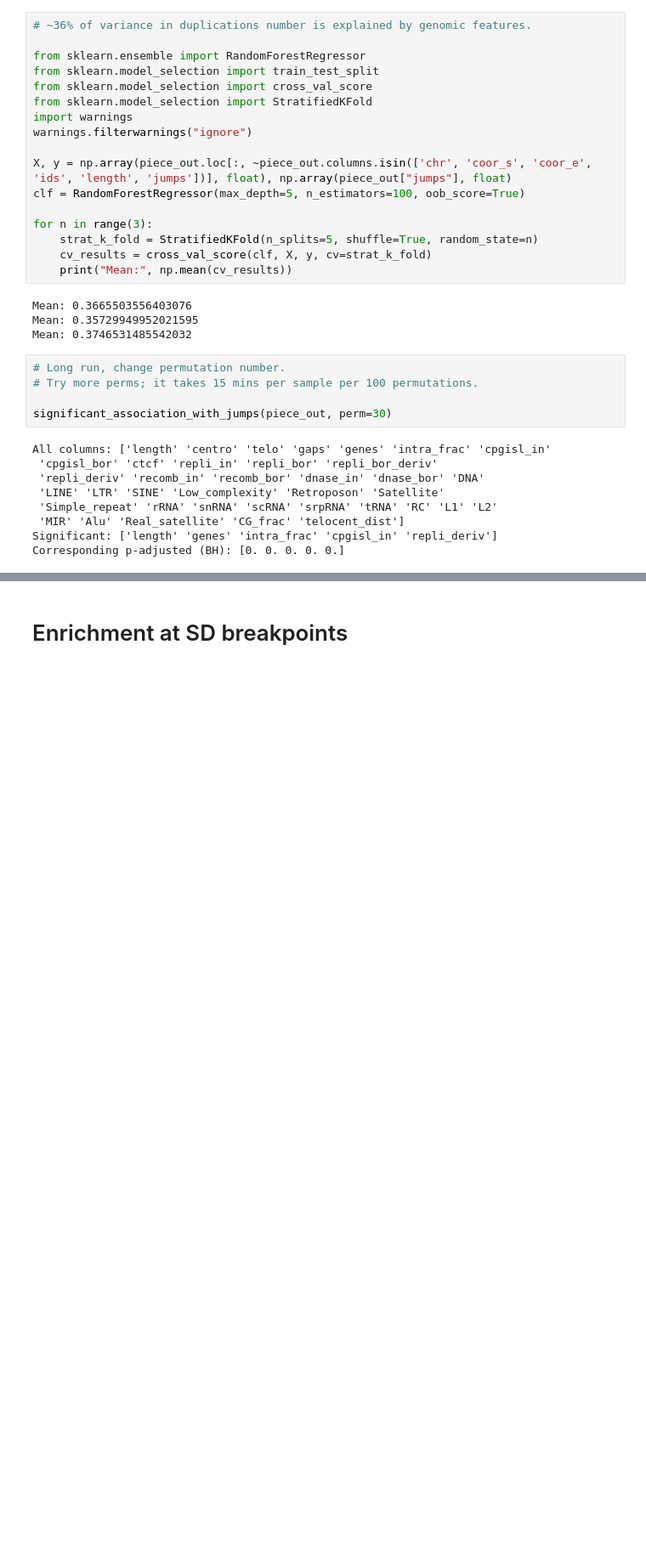
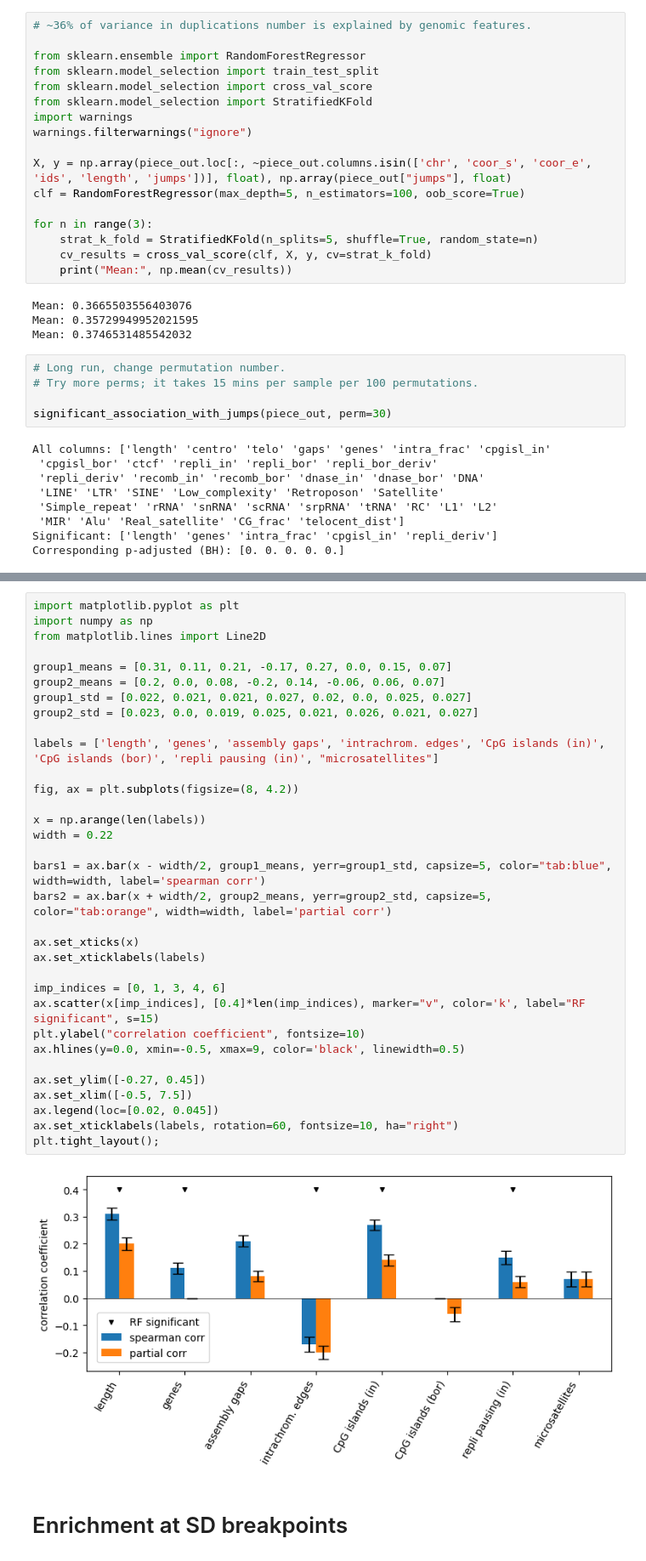
Before and after one commit to abdeldar/SD_network, a Jupyter notebook: Analyze_SD_breakpoints/SDs_repeats_flanks_4git.ipynb, the cells around one changed output, grey strips where cells are left out. Shown at 85% size. Drawn from its saved outputs; the diff is of its cells as text; blank space fills up the shorter version.

```diff
--- a/Analyze_SD_breakpoints/SDs_repeats_flanks_4git.ipynb
+++ b/Analyze_SD_breakpoints/SDs_repeats_flanks_4git.ipynb
@@ -195,3 +273,38 @@ CG_frac, -0.023919409017445947, 0.05146945847861768,
+# %%
+import matplotlib.pyplot as plt
+import numpy as np
+from matplotlib.lines import Line2D
+
+group1_means = [0.31, 0.11, 0.21, -0.17, 0.27, 0.0, 0.15, 0.07]
+group2_means = [0.2, 0.0, 0.08, -0.2, 0.14, -0.06, 0.06, 0.07]
+group1_std = [0.022, 0.021, 0.021, 0.027, 0.02, 0.0, 0.025, 0.027]
+group2_std = [0.023, 0.0, 0.019, 0.025, 0.021, 0.026, 0.021, 0.027]
+
+labels = ['length', 'genes', 'assembly gaps', 'intrachrom. edges', 'CpG islands (in)', 'CpG islands (bor)', 'repli pausing (in)', "microsatellites"]
+
+fig, ax = plt.subplots(figsize=(8, 4.2))
+
+x = np.arange(len(labels))
+width = 0.22
+
+bars1 = ax.bar(x - width/2, group1_means, yerr=group1_std, capsize=5, color="tab:blue", width=width, label='spearman corr')
+bars2 = ax.bar(x + width/2, group2_means, yerr=group2_std, capsize=5, color="tab:orange", width=width, label='partial corr')
+
+ax.set_xticks(x)
+ax.set_xticklabels(labels)
+
+imp_indices = [0, 1, 3, 4, 6]
+ax.scatter(x[imp_indices], [0.4]*len(imp_indices), marker="v", color='k', label="RF significant", s=15)
+plt.ylabel("correlation coefficient", fontsize=10)
+ax.hlines(y=0.0, xmin=-0.5, xmax=9, color='black', linewidth=0.5)
+
+ax.set_ylim([-0.27, 0.45])
+ax.set_xlim([-0.5, 7.5])
+ax.legend(loc=[0.02, 0.045])
+ax.set_xticklabels(labels, rotation=60, fontsize=10, ha="right")
+plt.tight_layout();
+# %% [output]
+[figure, added]
 # %% [markdown]
 # Enrichment at SD breakpoints
 # %%
```
Also changed, not shown: parts of 8 cells of this notebook, 2 other files.
